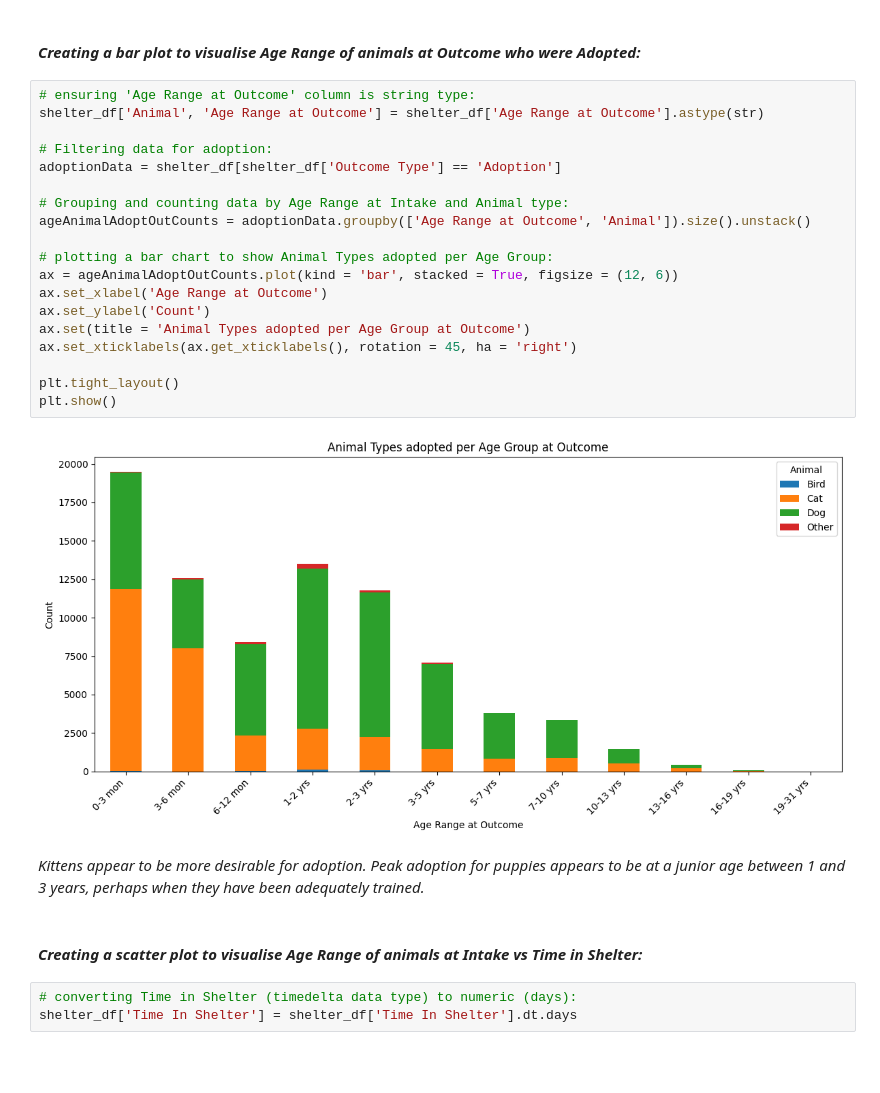
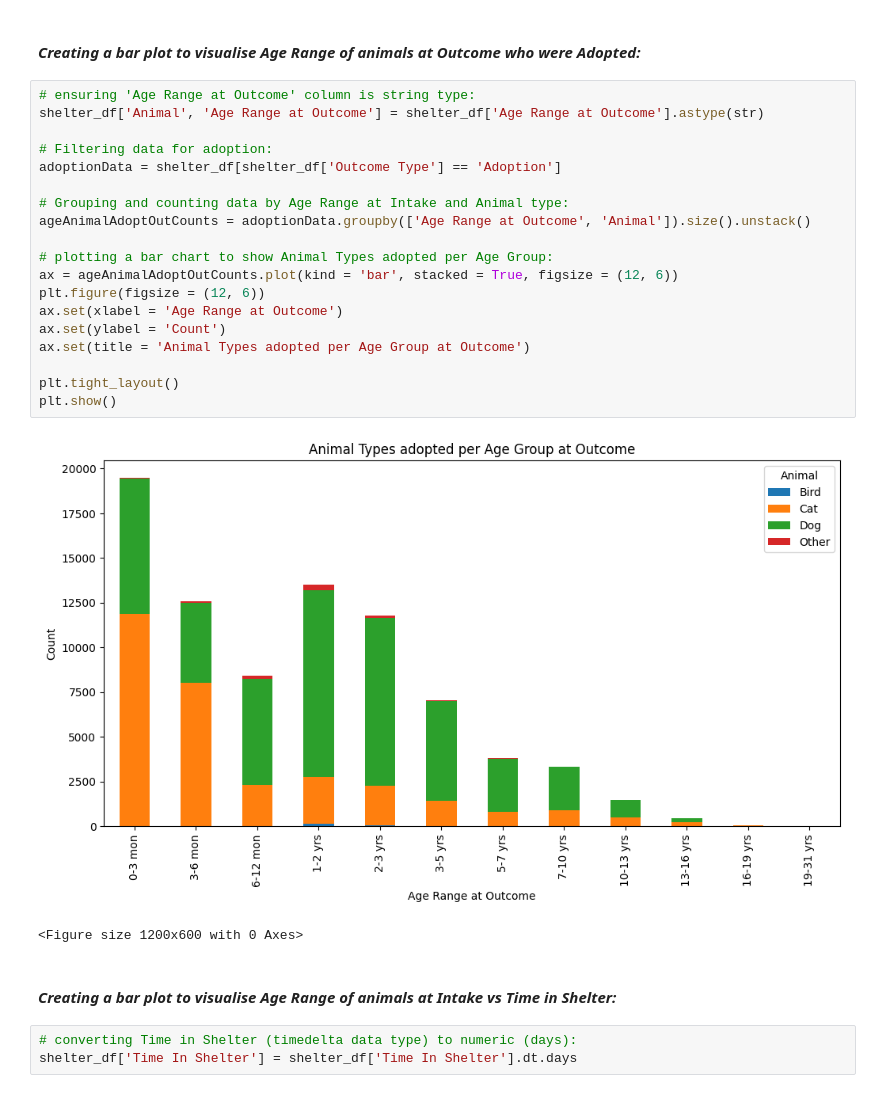
Before and after one commit to a-messmer/AAC_prelim_data_analysis_project, a Jupyter notebook: Project-api.ipynb, the cells around one changed output. Saved outputs shown, nothing was run; the diff lists cells and outputs as text; blank space fills up the shorter version.

```diff
--- a/Project-api.ipynb
+++ b/Project-api.ipynb
@@ -1230,28 +1227,27 @@ Name: Age at Outcome, dtype: timedelta64[ns]
 # %%
 # ensuring 'Age Range at Outcome' column is string type:
 shelter_df['Animal', 'Age Range at Outcome'] = shelter_df['Age Range at Outcome'].astype(str)
 
 # Filtering data for adoption:
 adoptionData = shelter_df[shelter_df['Outcome Type'] == 'Adoption']
 
 # Grouping and counting data by Age Range at Intake and Animal type:
 ageAnimalAdoptOutCounts = adoptionData.groupby(['Age Range at Outcome', 'Animal']).size().unstack()
 
 # plotting a bar chart to show Animal Types adopted per Age Group:
 ax = ageAnimalAdoptOutCounts.plot(kind = 'bar', stacked = True, figsize = (12, 6))
-ax.set_xlabel('Age Range at Outcome')
-ax.set_ylabel('Count')
+plt.figure(figsize = (12, 6))
+ax.set(xlabel = 'Age Range at Outcome')
+ax.set(ylabel = 'Count')
 ax.set(title = 'Animal Types adopted per Age Group at Outcome')
-ax.set_xticklabels(ax.get_xticklabels(), rotation = 45, ha = 'right')
 
 plt.tight_layout()
 plt.show()
 # %% [output]
-[figure, old version]
+[figure, new version]
+<Figure size 1200x600 with 0 Axes>
-# %% [markdown]
-*Kittens appear to be more desirable for adoption. Peak adoption for puppies appears to be at a junior age between 1 and 3 years, perhaps when they have been adequately trained.*
 # %% [markdown]
-#### *Creating a scatter plot to visualise Age Range of animals at Intake vs Time in Shelter:*
+#### *Creating a bar plot to visualise Age Range of animals at Intake vs Time in Shelter:*
 # %%
 # converting Time in Shelter (timedelta data type) to numeric (days):
 shelter_df['Time In Shelter'] = shelter_df['Time In Shelter'].dt.days
```
Also changed, not shown: parts of 45 cells of this notebook.
